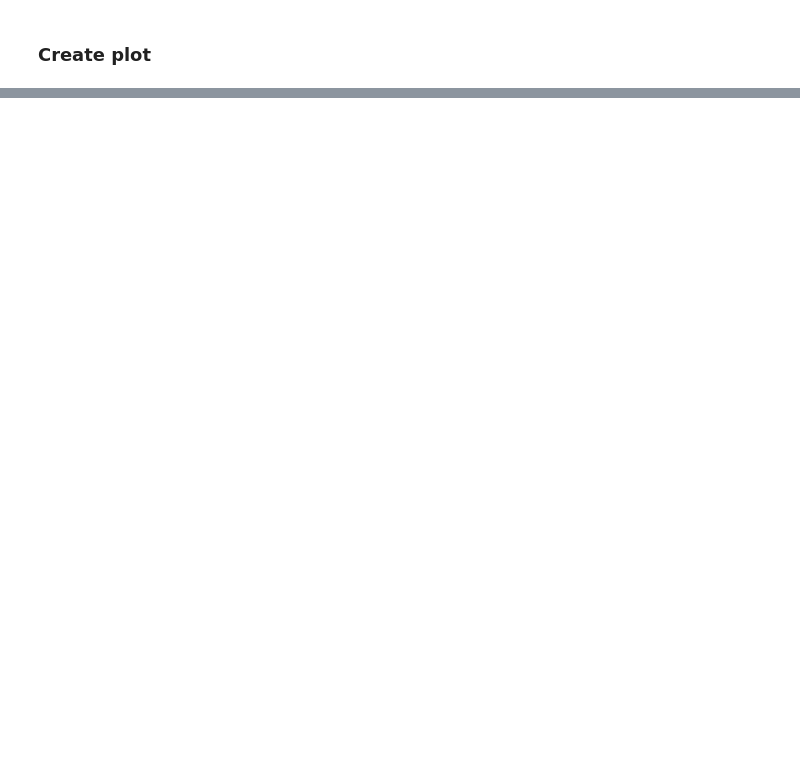
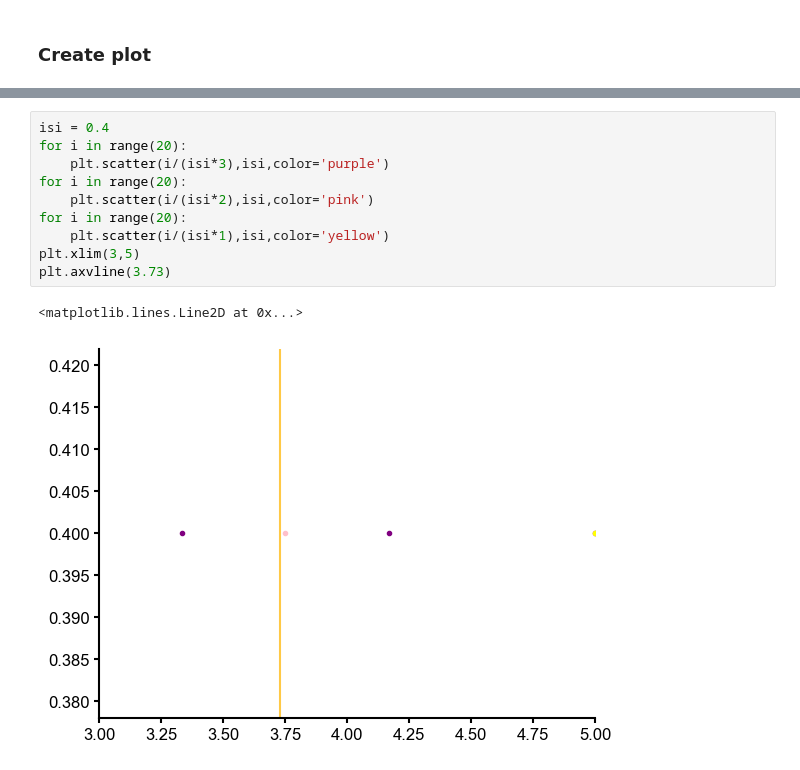
Before and after one commit to mackelab/sequence-memory, a Jupyter notebook: rnn_model/generate_figures/fig_S2_c.ipynb, the cells around one changed output, grey strips where cells are left out. Saved outputs shown, nothing was run; the diff lists cells and outputs as text; blank space fills up the shorter version.

```diff
--- a/rnn_model/generate_figures/fig_S2_c.ipynb
+++ b/rnn_model/generate_figures/fig_S2_c.ipynb
@@ -99,0 +137,13 @@ plt.show()
+# %%
+isi = 0.4
+for i in range(20):
+    plt.scatter(i/(isi*3),isi,color='purple')
+for i in range(20):
+    plt.scatter(i/(isi*2),isi,color='pink')
+for i in range(20):
+    plt.scatter(i/(isi*1),isi,color='yellow')
+plt.xlim(3,5)
+plt.axvline(3.73)
+# %% [output]
+<matplotlib.lines.Line2D at 0x...>
+[figure, added]
```
Also changed, not shown: parts of 3 cells of this notebook.
